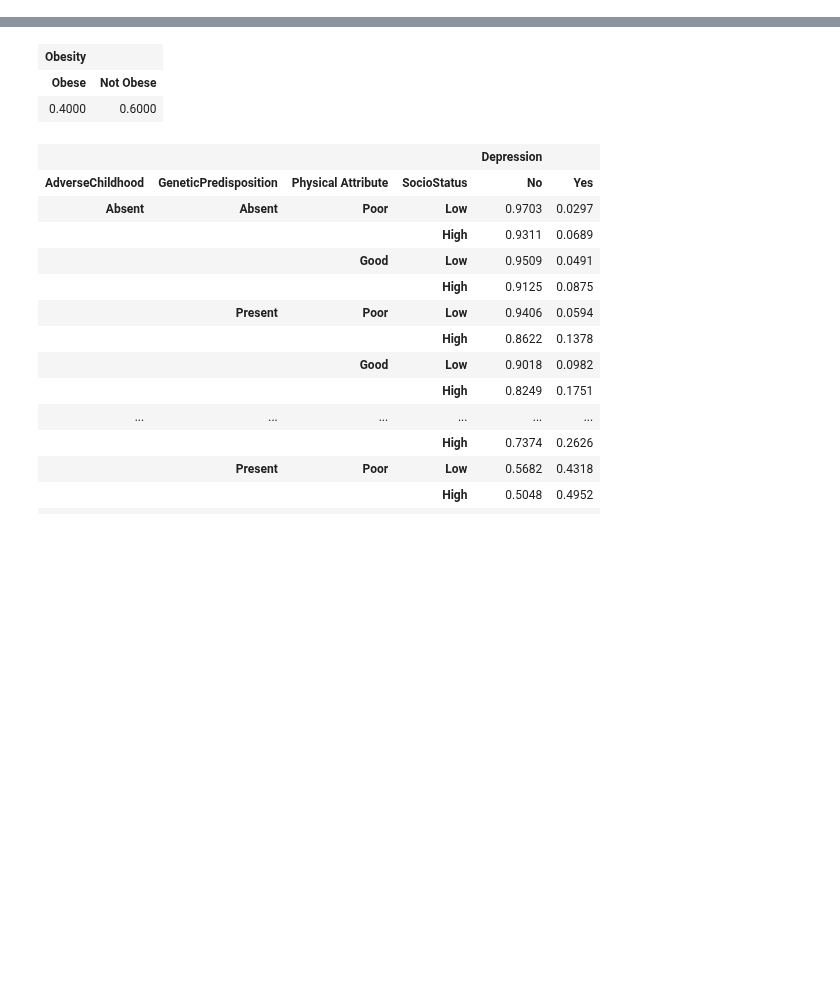
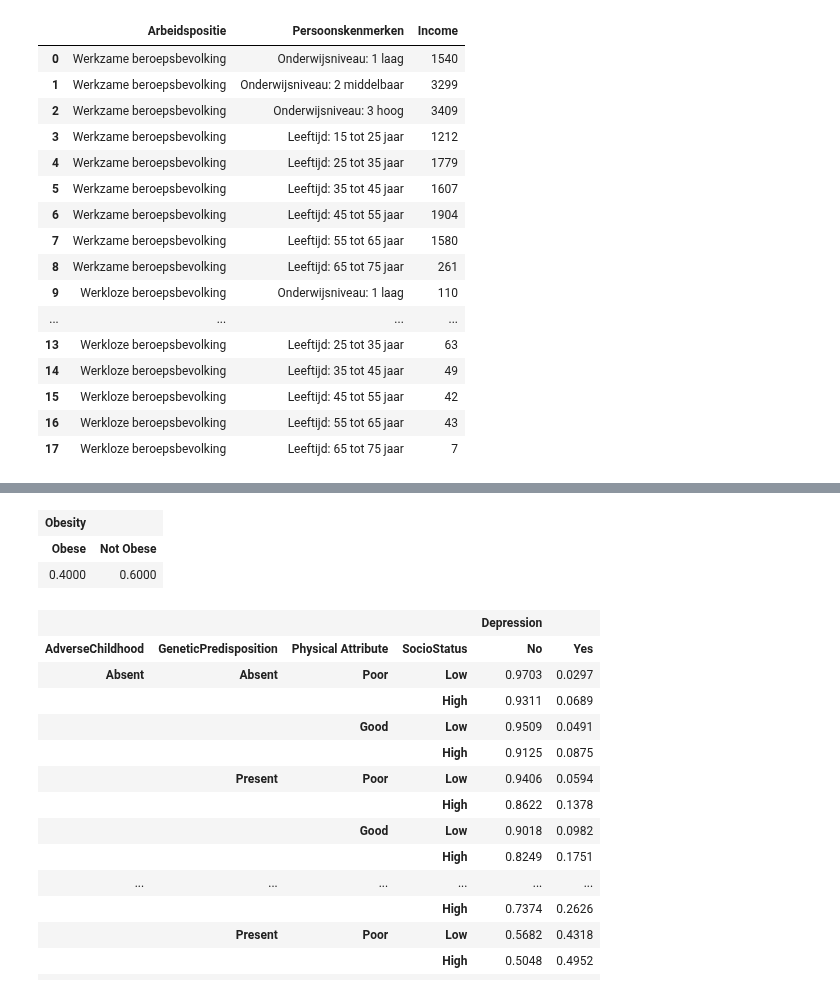
Before and after one commit to ningerdinger/BayesianReasoningLearning, a Jupyter notebook: Assignment1.ipynb, the cells around one changed output, grey strips where cells are left out. Cells and saved outputs as stored; diff of their text form; code cells hidden in the pictures; blank space fills up the shorter version.

```diff
--- a/Assignment1.ipynb
+++ b/Assignment1.ipynb
@@ -61,5 +61,28 @@ bn.addArc(physattri, depress)
 bn.addArc(genetic, depress)
 bn.addArc(adverse, depress)
 # %%
-df_edu = pd.read_csv('Onderwijs.csv', delimiter=';', decimal=',')
-df_age = pd.read_csv('Leeftijd.csv', delimiter=';', decimal=',')
+df_inc = pd.read_csv('Income.csv', delimiter=';', decimal=',')
+df_inc.rename(columns={
+    'Beroeps- en niet-beroepsbev. met inkomen/Beroeps- en niet-beroepsbev. met inkomen (x 1 000)': 'Income'
+}, inplace=True)
+# Drop the columns 'Geslacht' and 'Perioden' from df_inc
+df_inc.drop(columns=['Geslacht', 'Perioden'], inplace=True)
+df_inc
+# %% [output]
+|  | Arbeidspositie | Persoonskenmerken | Income |
+| 0 | Werkzame beroepsbevolking | Onderwijsniveau: 1 laag | 1540 |
+| 1 | Werkzame beroepsbevolking | Onderwijsniveau: 2 middelbaar | 3299 |
+| 2 | Werkzame beroepsbevolking | Onderwijsniveau: 3 hoog | 3409 |
+| 3 | Werkzame beroepsbevolking | Leeftijd: 15 tot 25 jaar | 1212 |
+| 4 | Werkzame beroepsbevolking | Leeftijd: 25 tot 35 jaar | 1779 |
+| 5 | Werkzame beroepsbevolking | Leeftijd: 35 tot 45 jaar | 1607 |
+| 6 | Werkzame beroepsbevolking | Leeftijd: 45 tot 55 jaar | 1904 |
+| 7 | Werkzame beroepsbevolking | Leeftijd: 55 tot 65 jaar | 1580 |
+| 8 | Werkzame beroepsbevolking | Leeftijd: 65 tot 75 jaar | 261 |
+| 9 | Werkloze beroepsbevolking | Onderwijsniveau: 1 laag | 110 |
+| ... | ... | ... | ... |
+| 13 | Werkloze beroepsbevolking | Leeftijd: 25 tot 35 jaar | 63 |
+| 14 | Werkloze beroepsbevolking | Leeftijd: 35 tot 45 jaar | 49 |
+| 15 | Werkloze beroepsbevolking | Leeftijd: 45 tot 55 jaar | 42 |
+| 16 | Werkloze beroepsbevolking | Leeftijd: 55 tot 65 jaar | 43 |
+| 17 | Werkloze beroepsbevolking | Leeftijd: 65 tot 75 jaar | 7 |
```
Also changed, not shown: parts of 18 cells of this notebook, 2 other files.
